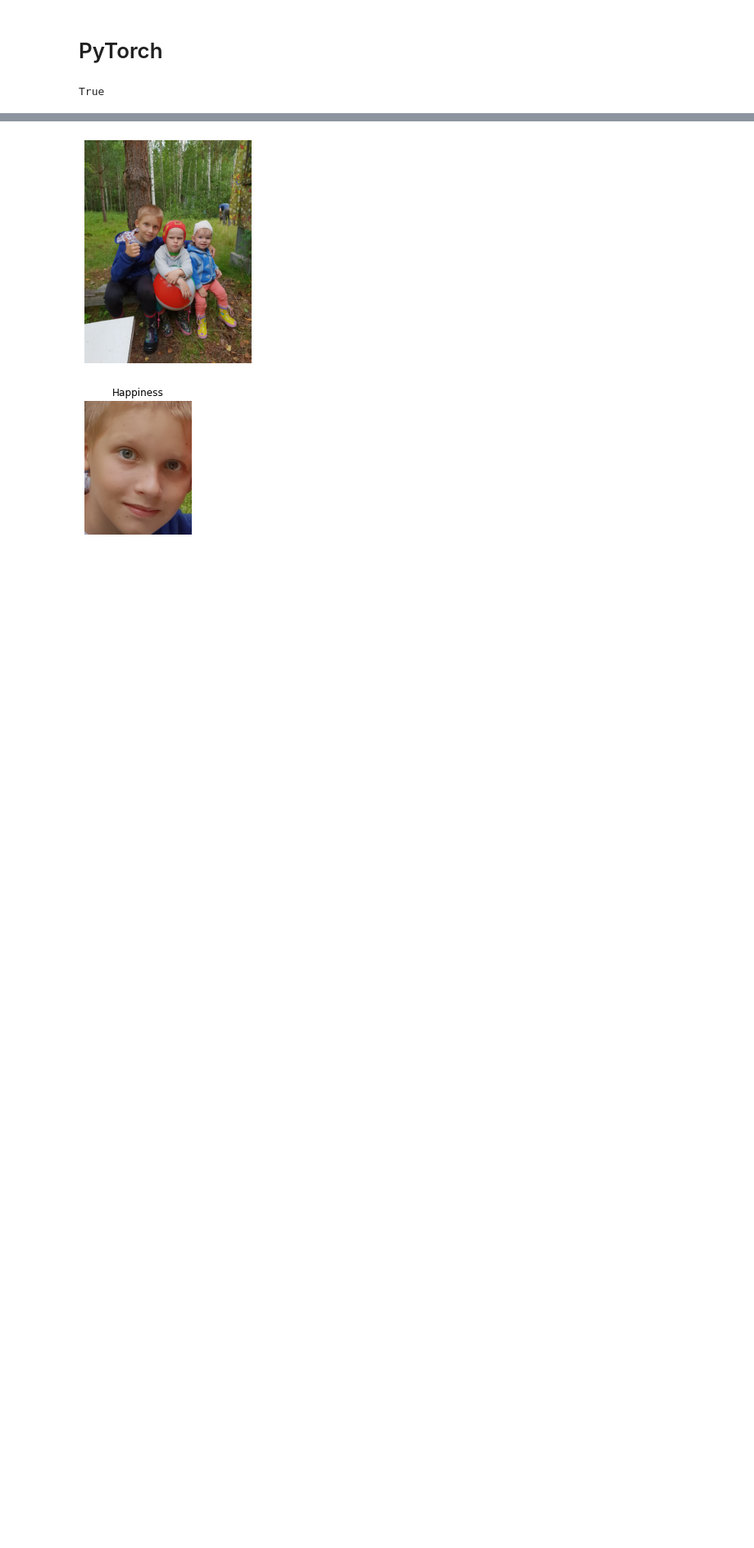
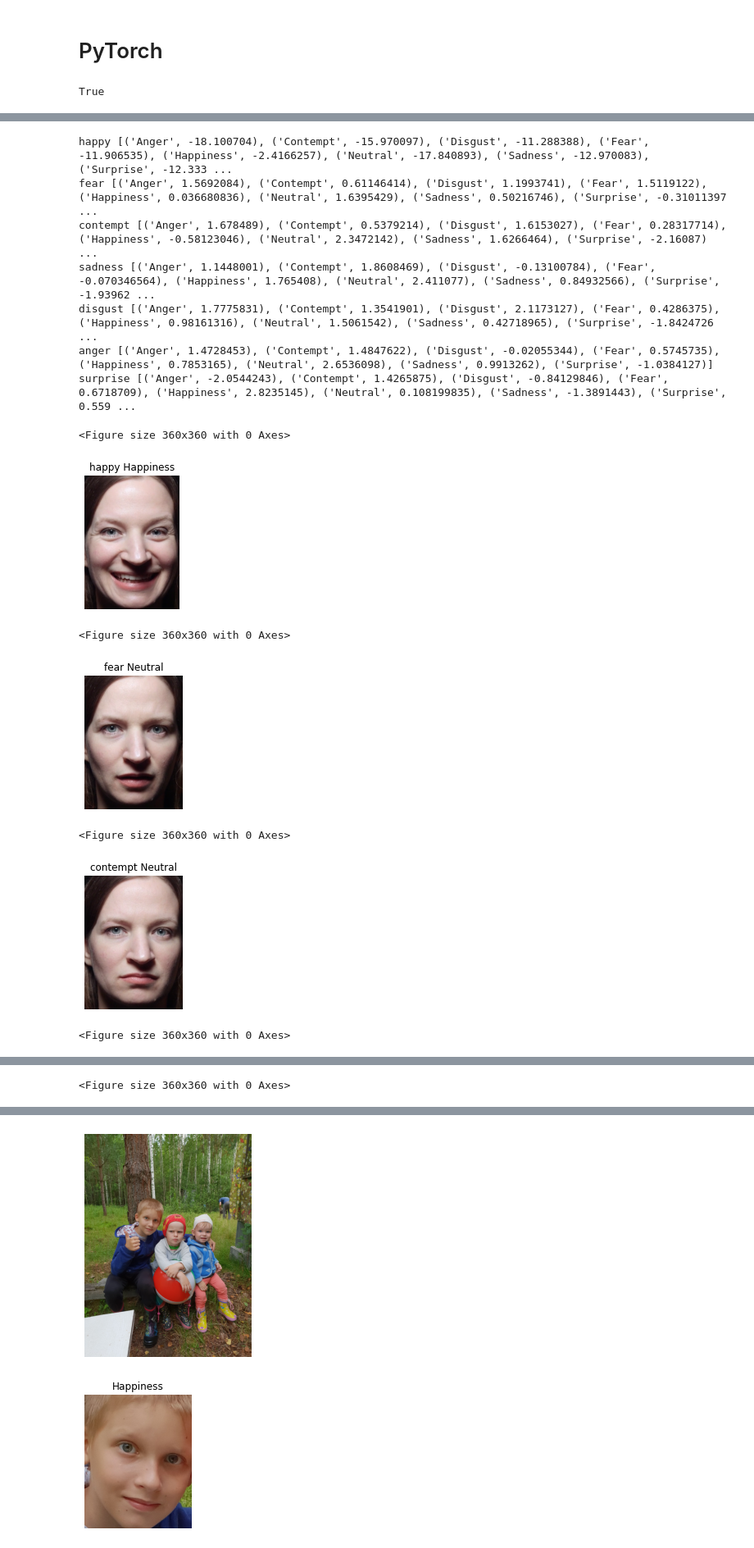
Before and after one commit to av-savchenko/face-emotion-recognition, a Jupyter notebook: src/display_emotions.ipynb, the cells around one changed output, grey strips where cells are left out. Shown at 82% size. Saved outputs shown, nothing was run; the diff lists cells and outputs as text; code cells hidden in the pictures; blank space fills up the shorter version.

```diff
--- a/src/display_emotions.ipynb
+++ b/src/display_emotions.ipynb
@@ -183,7 +183,7 @@ device = 'cuda' if use_cuda else 'cpu'
 # %% [output]
 True
 # %%
-USE_ENET2=True
+USE_ENET2=False
 NUM_EMOTIONS=8 #7 #
 if NUM_EMOTIONS==7:
     idx_to_class={0: 'Anger', 1: 'Disgust', 2: 'Fear', 3: 'Happiness', 4: 'Neutral', 5: 'Sadness', 6: 'Surprise'}
@@ -211,7 +211,8 @@ test_transforms = transforms.Compose(
                                      std=[0.229, 0.224, 0.225])
     ]
 )
-model = torch.load(PATH)
+print(PATH)
+model = torch.load(PATH,map_location=torch.device('cpu'))
 model=model.to(device)
 model.eval()
 # %% [output]
@@ -234,0 +237,37 @@ EfficientNet(
+# %%
+for fn in ['happy','fear','contempt','sadness','disgust','anger','surprise']:
+    fpath='/home/avsavchenko/images/'+fn+'.png'
+    frame_bgr=cv2.imread(fpath)
+    plt.figure(figsize=(5, 5))
+    frame = cv2.cvtColor(frame_bgr, cv2.COLOR_BGR2RGB)
+    bounding_boxes, points = imgProcessing.detect_faces(frame)
+    points = points.T
+    for bbox,p in zip(bounding_boxes, points):
+        box = bbox.astype(np.int)
+        x1,y1,x2,y2=box[0:4]
+        face_img=frame[y1:y2,x1:x2,:]
+
+        img_tensor = test_transforms(Image.fromarray(face_img))
+        img_tensor.unsqueeze_(0)
+        scores = model(img_tensor.to(device))
+        scores=scores[0].data.cpu().numpy()
+        plt.figure(figsize=(3, 3))
+        plt.axis('off')
+        plt.imshow(face_img)
+        plt.title(fn+' '+idx_to_class[np.argmax(scores)])
+        print(fn,[(idx_to_class[i],scores[i]) for i in range(len(scores))])
+# %% [output]
+happy [('Anger', -18.100704), ('Contempt', -15.970097), ('Disgust', -11.288388), ('Fear', -11.906535), ('Happiness', -2.4166257), ('Neutral', -17.840893), ('Sadness', -12.970083), ('Surprise', -12.333 ...
+fear [('Anger', 1.5692084), ('Contempt', 0.61146414), ('Disgust', 1.1993741), ('Fear', 1.5119122), ('Happiness', 0.036680836), ('Neutral', 1.6395429), ('Sadness', 0.50216746), ('Surprise', -0.31011397 ...
+contempt [('Anger', 1.678489), ('Contempt', 0.5379214), ('Disgust', 1.6153027), ('Fear', 0.28317714), ('Happiness', -0.58123046), ('Neutral', 2.3472142), ('Sadness', 1.6266464), ('Surprise', -2.16087) ...
+sadness [('Anger', 1.1448001), ('Contempt', 1.8608469), ('Disgust', -0.13100784), ('Fear', -0.070346564), ('Happiness', 1.765408), ('Neutral', 2.411077), ('Sadness', 0.84932566), ('Surprise', -1.93962 ...
+disgust [('Anger', 1.7775831), ('Contempt', 1.3541901), ('Disgust', 2.1173127), ('Fear', 0.4286375), ('Happiness', 0.98161316), ('Neutral', 1.5061542), ('Sadness', 0.42718965), ('Surprise', -1.8424726 ...
+anger [('Anger', 1.4728453), ('Contempt', 1.4847622), ('Disgust', -0.02055344), ('Fear', 0.5745735), ('Happiness', 0.7853165), ('Neutral', 2.6536098), ('Sadness', 0.9913262), ('Surprise', -1.0384127)]
+surprise [('Anger', -2.0544243), ('Contempt', 1.4265875), ('Disgust', -0.84129846), ('Fear', 0.6718709), ('Happiness', 2.8235145), ('Neutral', 0.108199835), ('Sadness', -1.3891443), ('Surprise', 0.559 ...
+<Figure size 360x360 with 0 Axes>
+[figure, added]
+<Figure size 360x360 with 0 Axes>
+[figure, added]
+<Figure size 360x360 with 0 Axes>
+[figure, added]
+<Figure size 360x360 with 0 Axes>
@@ -234,0 +275 @@ EfficientNet(
+<Figure size 360x360 with 0 Axes>
```
Also changed, not shown: parts of 3 cells of this notebook, 4 other files.
